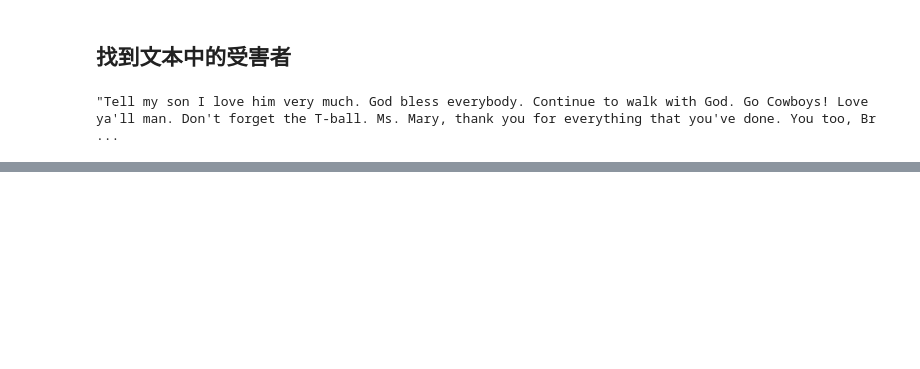
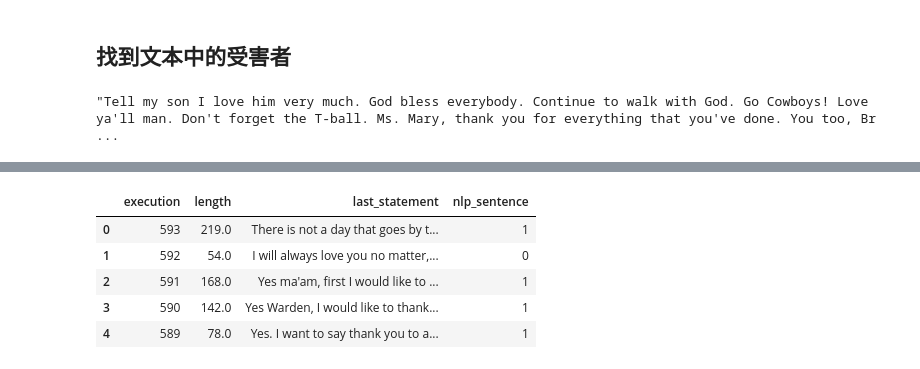
Before and after one commit to luoyiti/Capital-Punishment-Research, a Jupyter notebook: data-analysize/NLP_For_Last_Words.ipynb, the cells around one changed output, grey strips where cells are left out. Cells and saved outputs as stored; diff of their text form; code cells hidden in the pictures; blank space fills up the shorter version.

```diff
--- a/data-analysize/NLP_For_Last_Words.ipynb
+++ b/data-analysize/NLP_For_Last_Words.ipynb
@@ -131,0 +260,9 @@ regret_dector(sample_statements[12])
+# %%
+df.head()
+# %% [output]
+|  | execution | length | last_statement | nlp_sentence |
+| 0 | 593 | 219.0 | There is not a day that goes by t... | 1 |
+| 1 | 592 | 54.0 | I will always love you no matter,... | 0 |
+| 2 | 591 | 168.0 | Yes ma'am, first I would like to ... | 1 |
+| 3 | 590 | 142.0 | Yes Warden, I would like to thank... | 1 |
+| 4 | 589 | 78.0 | Yes. I want to say thank you to a... | 1 |
```
Also changed, not shown: parts of 10 cells of this notebook, 4 other files.
